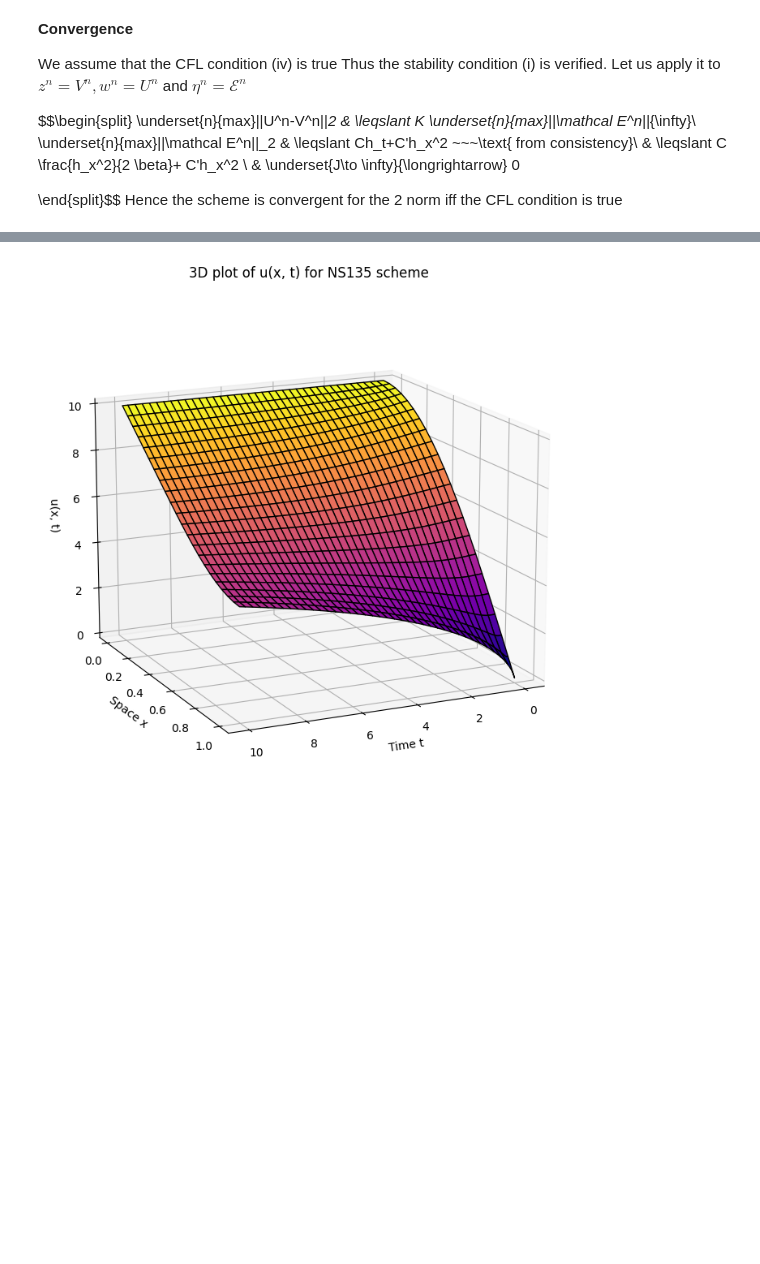
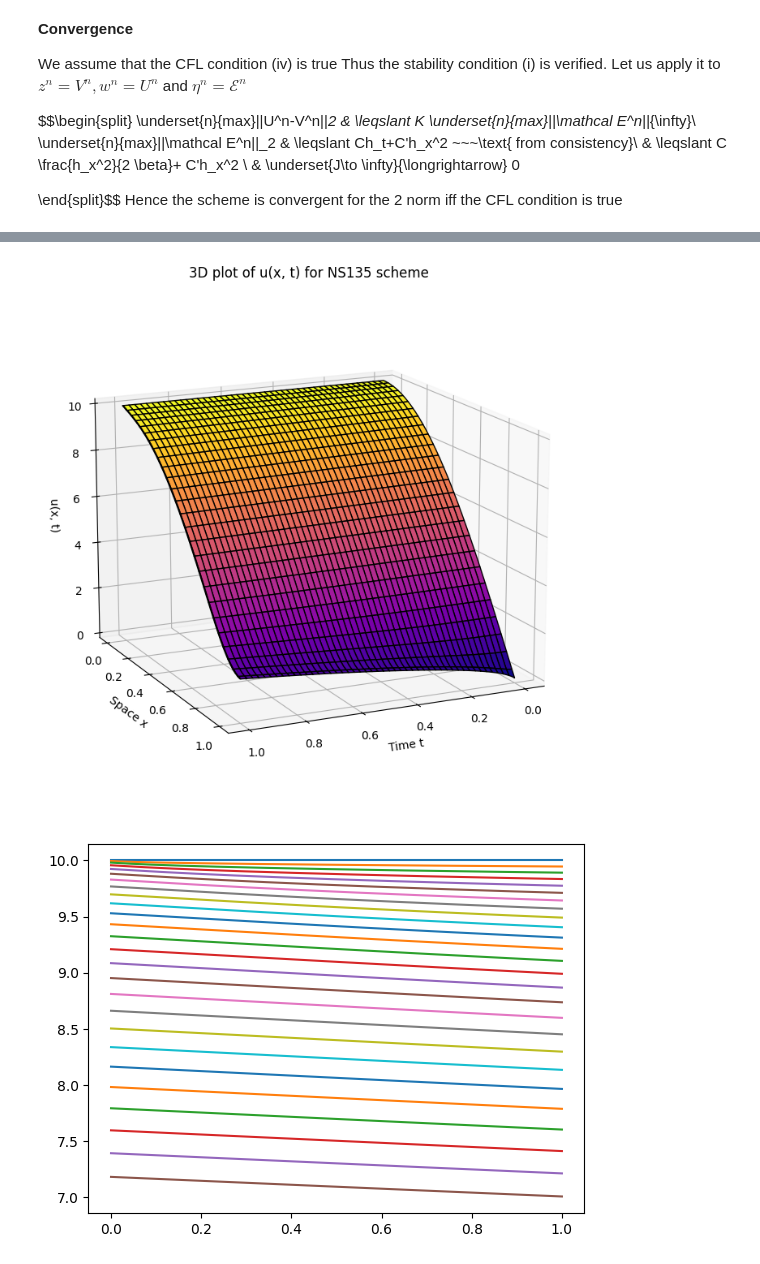
Before and after one commit to Iluann/num_analysis, a Jupyter notebook: notebook.ipynb, the cells around one changed output, grey strips where cells are left out. Saved outputs shown, nothing was run; the diff lists cells and outputs as text; code cells hidden in the pictures; blank space fills up the shorter version.

```diff
--- a/notebook.ipynb
+++ b/notebook.ipynb
@@ -622,7 +624,6 @@ def euler_forward(T,beta, L,J, N, a):
     h_x=L/(J+1)
     if (h_t*beta)/(h_x**2)>=1/2:
        print("The CFL condition is not met. The algorithm will not converge")
-       return None
     else:
       B, F = matrices(T,beta, L,J, N, a)
       x=np.linspace(0,L,J+2)
@@ -776,32 +687,36 @@ plt.show()
 # %%
 #Plotting in 3D
 
 import matplotlib.pyplot as plt
 from mpl_toolkits.mplot3d import Axes3D
-T=10
-beta=1e-3
-L=1
-J=20
-N=150
+# Parameters
+beta = 0.1
+a = 1.0
+u1 = 1.0
+L = 1.0
+J = 50
+T = 1.0
+N = 800
 # Plotting for
 V, t, x = euler_forward(T,0.01, L,J, N, 10)
 # Create meshgrid for plotting
 T_mesh, X_mesh = np.meshgrid(t, x)
 
 # 3D Surface Plot
 fig = plt.figure(figsize=(10, 7))
 ax = fig.add_subplot(111, projection='3d')
 ax.plot_surface(T_mesh, X_mesh, V, cmap='plasma', edgecolor='k')
 
 ax.set_xlabel('Time t')
 ax.set_ylabel('Space x')
 ax.set_zlabel('u(x, t)')
 ax.set_title('3D plot of u(x, t) for NS135 scheme')
 
 
 
 ax.view_init(15, 65)
 plt.tight_layout()
 plt.show()
 # %% [output]
-[figure, old version]
+[figure, new version]
+[figure, added]
```
Also changed, not shown: parts of 9 cells of this notebook.
